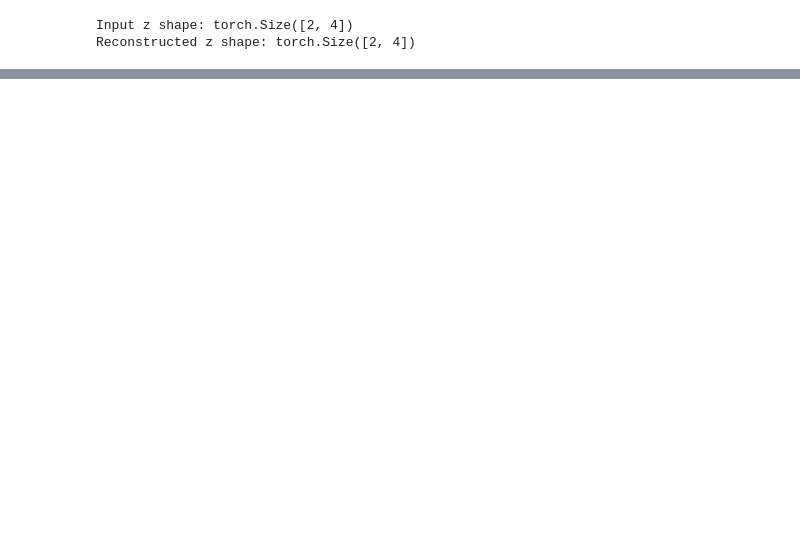
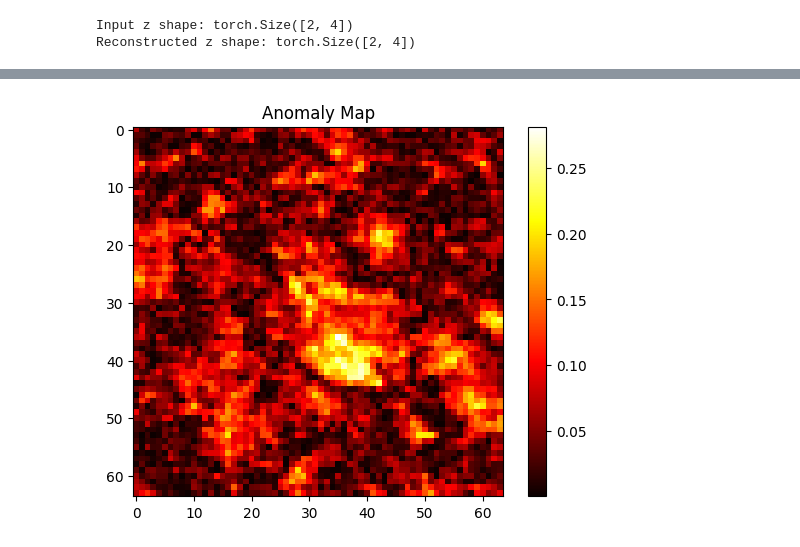
Before and after one commit to bhanujgunas/quantumautoencoder, a Jupyter notebook: ibm_torino_qautoencoder.ipynb, the cells around one changed output, grey strips where cells are left out. Cells and saved outputs as stored; diff of their text form; code cells hidden in the pictures; blank space fills up the shorter version.

```diff
--- a/ibm_torino_qautoencoder.ipynb
+++ b/ibm_torino_qautoencoder.ipynb
@@ -474,13 +491,15 @@ class Encoder(nn.Module):
 # %%
+DEVICE = torch.device("cuda" if torch.cuda.is_available() else "cpu")
+
 # Create model
 encoder = Encoder(latent_dim=4).to(device=DEVICE)  # 4 or 8
 
 # Dummy input
 # x = torch.randn(1, 1, 64, 64)
-x = torch.randn(1, 1, 64, 64)
+images = images.to(DEVICE)
 
 # Forward pass
-z = encoder(x)
+z = encoder(images)
 
 print("Latent vector shape:", z.shape)
 # %% [output]
@@ -573,0 +630,6 @@ AttributeError: to
+# %%
+decoder = Decoder(latent_dim=4).to(DEVICE)
+z_sample = torch.randn(2, 4).to(DEVICE)
+x_recon = decoder(z_sample)
+
+print(x_recon.shape)
@@ -573,0 +772,11 @@ AttributeError: to
+# %%
+error_map = torch.abs(images - recon)
+
+heatmap = error_map[0].detach().cpu().squeeze()
+
+plt.imshow(heatmap, cmap='hot')
+plt.title("Anomaly Map")
+plt.colorbar()
+plt.show()
+# %% [output]
+[figure, added]
```
Also changed, not shown: parts of 20 cells of this notebook.
